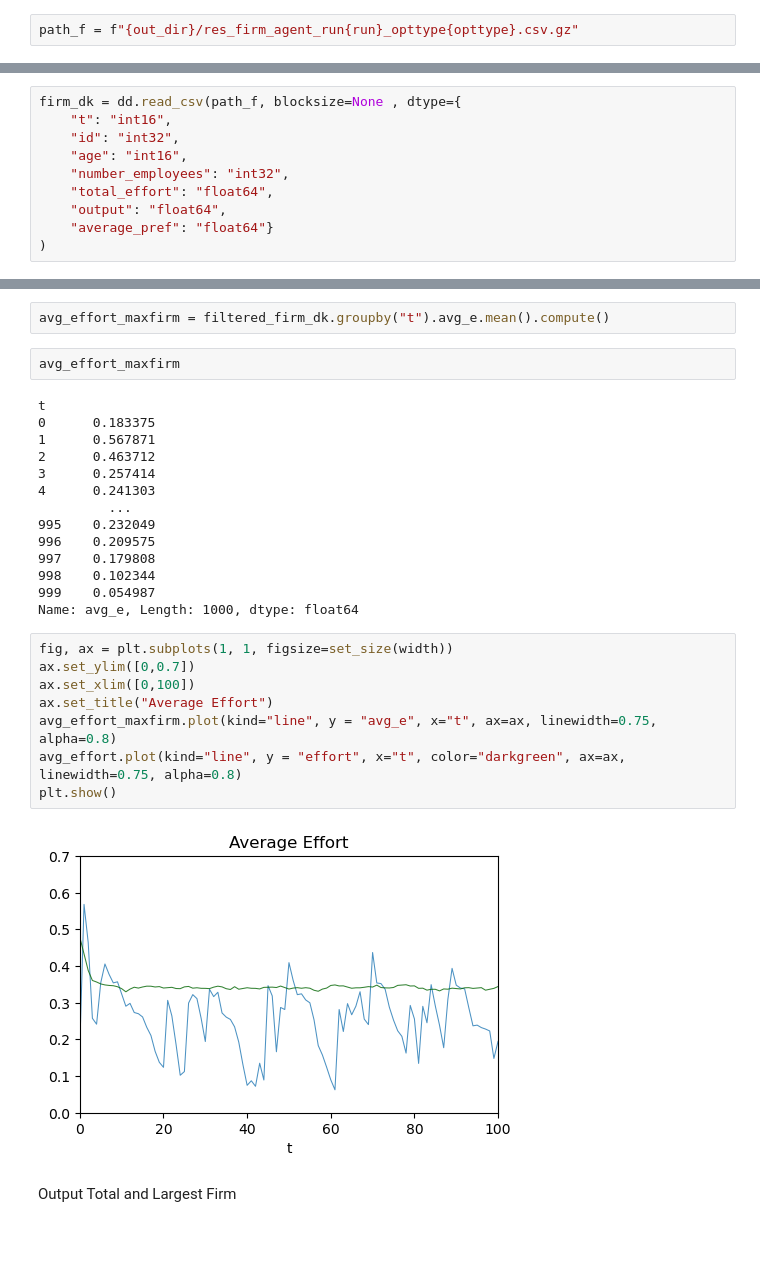
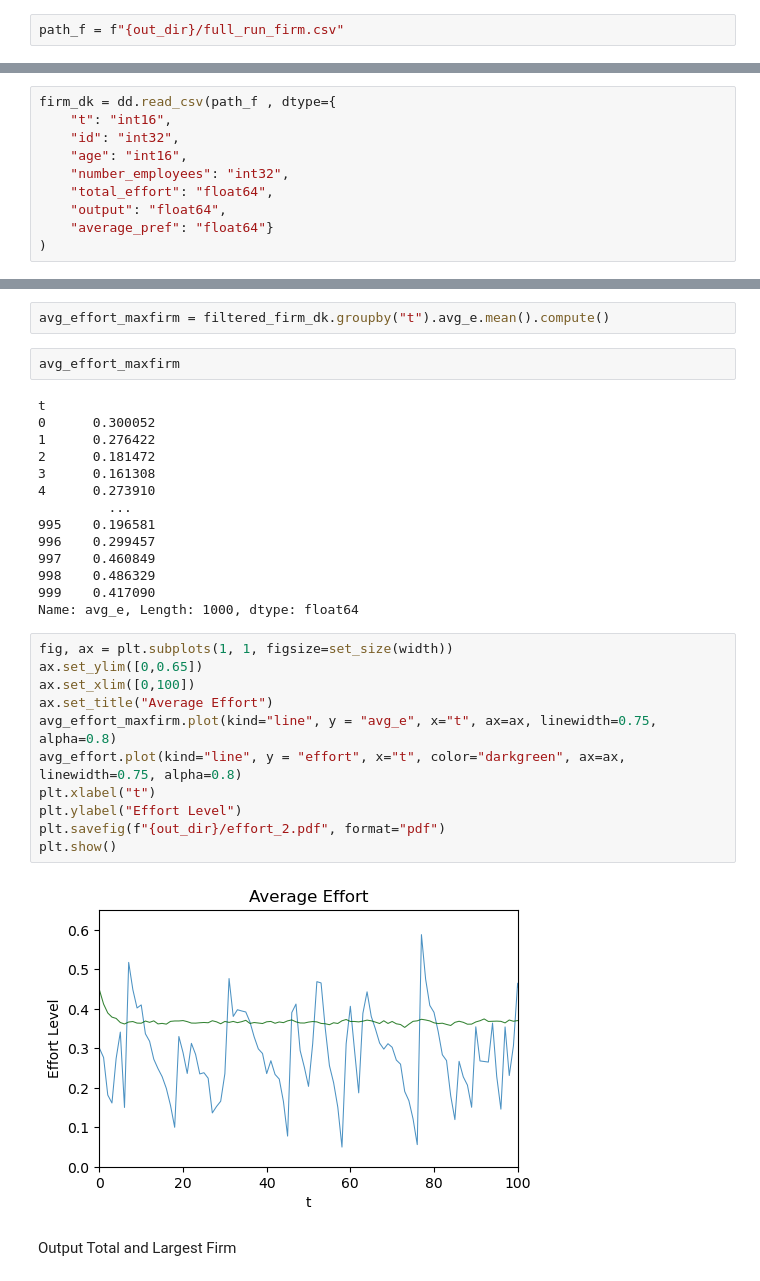
Before and after one commit to niemueller/firmdynamic-abm, a Jupyter notebook: scripts/axtell-99-vis.ipynb, the cells around one changed output, grey strips where cells are left out. Cells and saved outputs as stored; diff of their text form; blank space fills up the shorter version.

```diff
--- a/scripts/axtell-99-vis.ipynb
+++ b/scripts/axtell-99-vis.ipynb
@@ -47,7 +49,7 @@ def set_size(width, fraction=1):
 
     return fig_dim
 # %%
-path_f = f"{out_dir}/res_firm_agent_run{run}_opttype{opttype}.csv.gz"
+path_f = f"{out_dir}/full_run_firm.csv"
 # %%
 path_w = f"{out_dir}/res_worker_agent_run{run}_opttype{opttype}.csv.gz"
 # %%
@@ -95,6 +97,6 @@ worker_df
 1000 rows × 6 columns
 # %%
-firm_dk = dd.read_csv(path_f, blocksize=None , dtype={
+firm_dk = dd.read_csv(path_f , dtype={
     "t": "int16",
     "id": "int32",
     "age": "int16",
@@ -256,28 +264,31 @@ avg_effort_maxfirm = filtered_firm_dk.groupby("t").avg_e.mean().compute()
 avg_effort_maxfirm
 # %% [output]
 t
-0      0.183375
-1      0.567871
-2      0.463712
-3      0.257414
-4      0.241303
+0      0.300052
+1      0.276422
+2      0.181472
+3      0.161308
+4      0.273910
          ...
-995    0.232049
-996    0.209575
-997    0.179808
-998    0.102344
-999    0.054987
+995    0.196581
+996    0.299457
+997    0.460849
+998    0.486329
+999    0.417090
 Name: avg_e, Length: 1000, dtype: float64
 # %%
 fig, ax = plt.subplots(1, 1, figsize=set_size(width))
-ax.set_ylim([0,0.7])
+ax.set_ylim([0,0.65])
 ax.set_xlim([0,100])
 ax.set_title("Average Effort")
 avg_effort_maxfirm.plot(kind="line", y = "avg_e", x="t", ax=ax, linewidth=0.75, alpha=0.8)
 avg_effort.plot(kind="line", y = "effort", x="t", color="darkgreen", ax=ax, linewidth=0.75, alpha=0.8)
+plt.xlabel("t")
+plt.ylabel("Effort Level")
+plt.savefig(f"{out_dir}/effort_2.pdf", format="pdf")
 plt.show()
 # %% [output]
-[figure, old version]
+[figure, new version]
 # %% [markdown]
 Output Total and Largest Firm
 # %%
```
Also changed, not shown: parts of 50 cells of this notebook, 6 other files.
